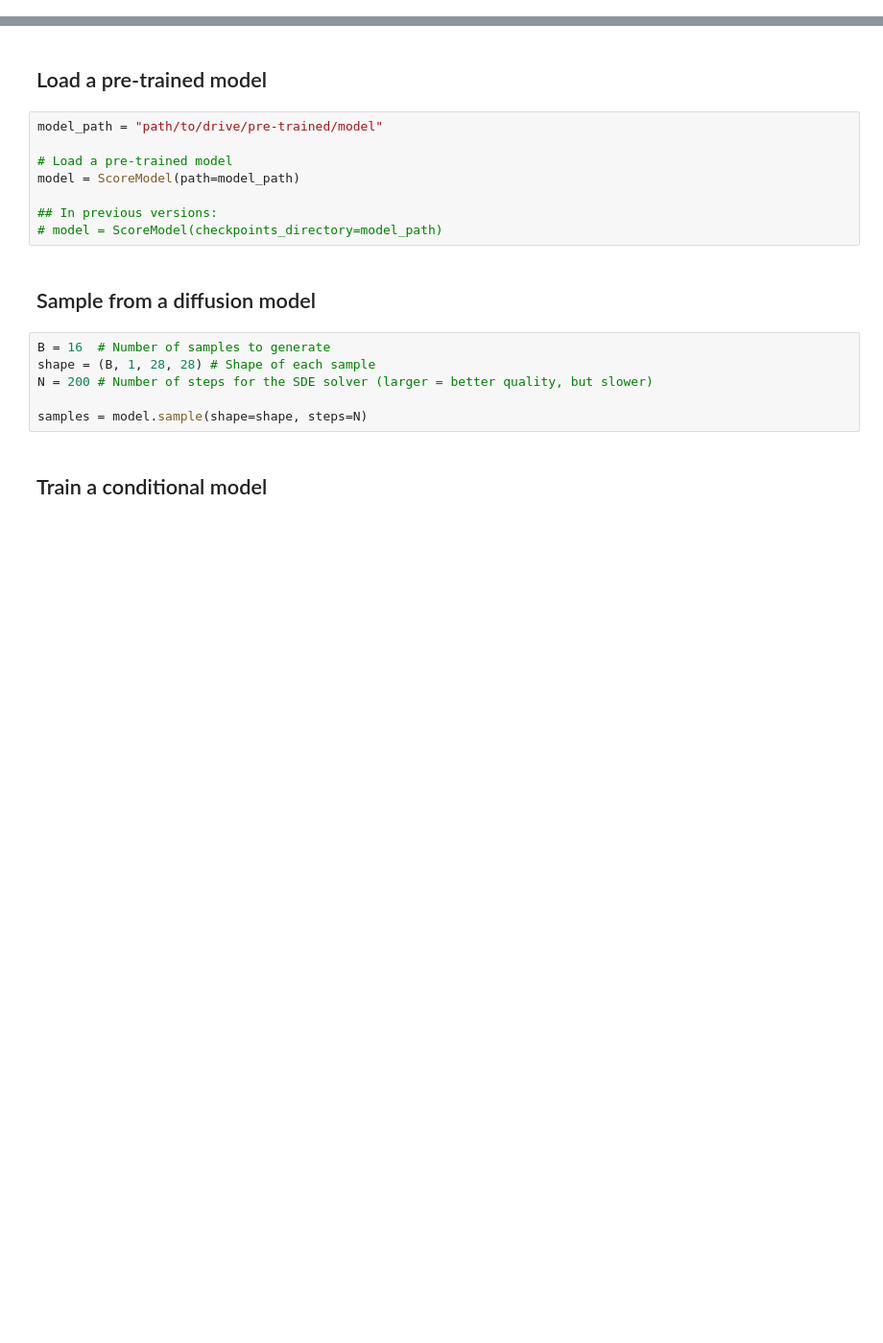
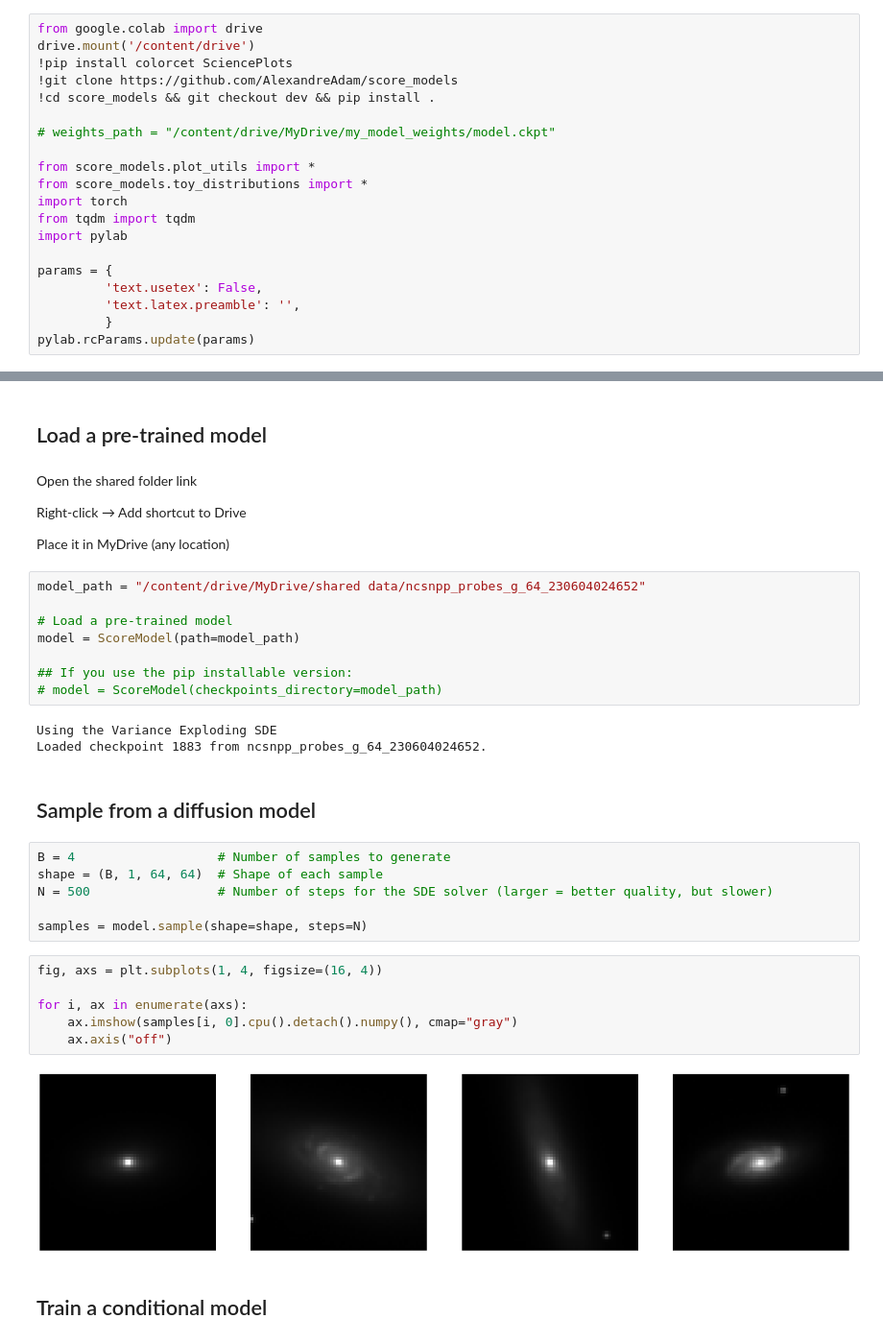
Before and after one commit to AlexandreAdam/score_models, a Jupyter notebook: notebooks/08-practical_tutorial.ipynb, the cells around one changed output, grey strips where cells are left out. Shown at 96% size. Drawn from its saved outputs; the diff is of its cells as text; blank space fills up the shorter version.

```diff
--- a/notebooks/08-practical_tutorial.ipynb
+++ b/notebooks/08-practical_tutorial.ipynb
@@ -16,0 +13,20 @@ from tqdm import tqdm
+# %%
+from google.colab import drive
+drive.mount('/content/drive')
+!pip install colorcet SciencePlots
+!git clone https://github.com/AlexandreAdam/score_models
+!cd score_models && git checkout dev && pip install .
+
+# weights_path = "/content/drive/MyDrive/my_model_weights/model.ckpt"
+
+from score_models.plot_utils import *
+from score_models.toy_distributions import *
+import torch
+from tqdm import tqdm
+import pylab
+
+params = {
+         'text.usetex': False,
+         'text.latex.preamble': '',
+         }
+pylab.rcParams.update(params)
@@ -337,21 +382,38 @@ model.fit(
 # %% [markdown]
 ## Load a pre-trained model
+# %% [markdown]
+Open the shared folder link
+
+Right-click → Add shortcut to Drive
+
+Place it in MyDrive (any location)
 # %%
-model_path = "path/to/drive/pre-trained/model"
+model_path = "/content/drive/MyDrive/shared data/ncsnpp_probes_g_64_230604024652"
 
 # Load a pre-trained model
 model = ScoreModel(path=model_path)
 
-## In previous versions:
+## If you use the pip installable version:
 # model = ScoreModel(checkpoints_directory=model_path)
+# %% [output]
+Using the Variance Exploding SDE
+Loaded checkpoint 1883 from ncsnpp_probes_g_64_230604024652.
 # %% [markdown]
 ## Sample from a diffusion model
 # %%
-B = 16  # Number of samples to generate
-shape = (B, 1, 28, 28) # Shape of each sample
-N = 200 # Number of steps for the SDE solver (larger = better quality, but slower)
+B = 4                   # Number of samples to generate
+shape = (B, 1, 64, 64)  # Shape of each sample
+N = 500                 # Number of steps for the SDE solver (larger = better quality, but slower)
 
 samples = model.sample(shape=shape, steps=N)
+# %%
+fig, axs = plt.subplots(1, 4, figsize=(16, 4))
+
+for i, ax in enumerate(axs):
+    ax.imshow(samples[i, 0].cpu().detach().numpy(), cmap="gray")
+    ax.axis("off")
+# %% [output]
+[figure, added]
 # %% [markdown]
 ## Train a conditional model
 # %%
```
Also changed, not shown: parts of 28 cells of this notebook.
